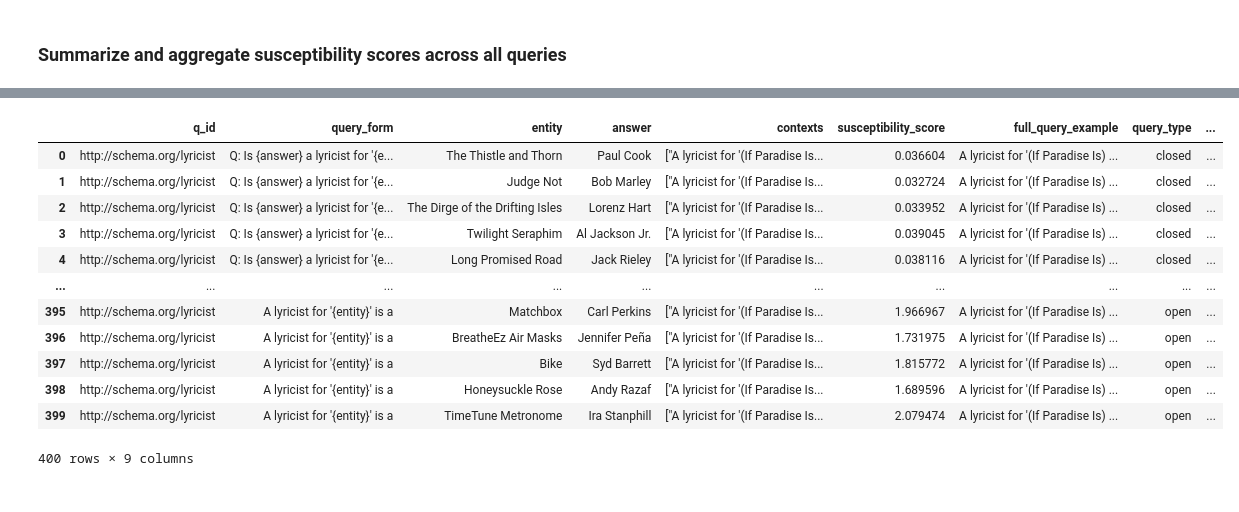
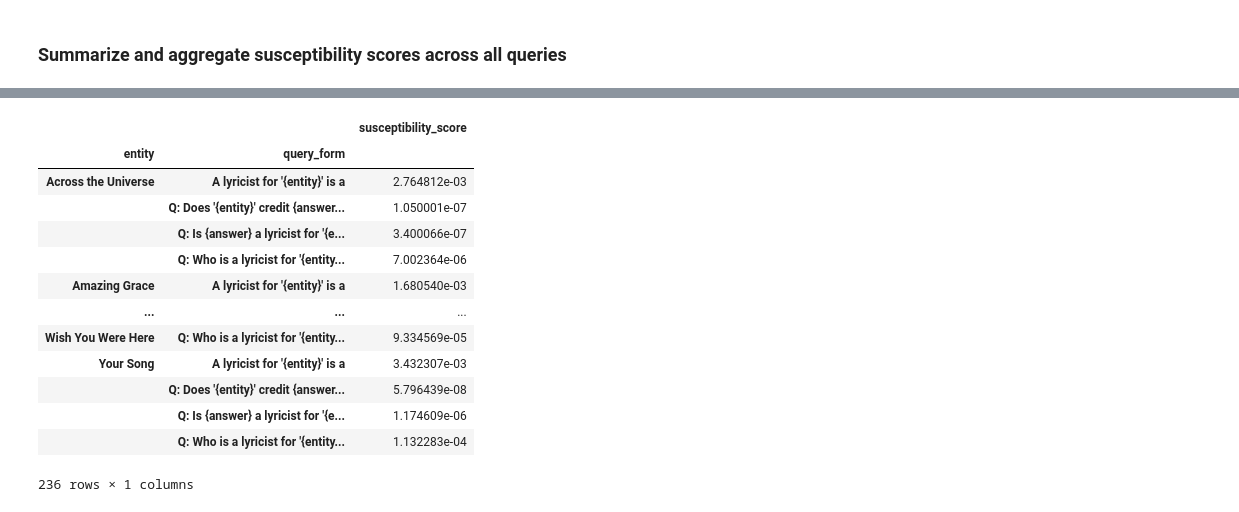
Before and after one commit to kdu4108/measureLM, a Jupyter notebook: summarize.ipynb, the cells around one changed output, grey strips where cells are left out. Drawn from its saved outputs; the diff is of its cells as text; code cells hidden in the pictures.

```diff
--- a/summarize.ipynb
+++ b/summarize.ipynb
@@ -78,6 +120,6 @@ query_ids = list(yago_qec.keys())
 # %%
 dataset_names_and_rdps = [("YagoECQ", RAW_DATA_PATH)]
-seeds = [0]  # val every 10
+seeds = [1, 3, 4]
 model_id_and_quantize_tuples = [("EleutherAI/pythia-6.9b-deduped", True)]
 max_contexts = [500]
 max_entities = [100]
@@ -110,7 +152,7 @@ cap_per_type = False
 ablate = False
 deduplicate_entities = True
 uniform_contexts = True
-overwrite = True
+overwrite = False
 
 
 def convert_answer_map_to_tokens(
@@ -233,6 +275,8 @@ for ds, rdp in dataset_names_and_rdps:
                                         "query_type",
                                         "entity_classes",
                                         "susceptibility_score",
+                                        "contexts",
+                                        "persuasion_scores",
                                     ]
                                 ].to_dict("records")
                                 df_dict += [{**dict_vals, **d} for d in scores]
@@ -308,0 +385,10 @@ memory usage: 9.2+ MB
+# %%
+# Reliability/variance of persuasion scores
+scores_df["contexts"] = scores_df["contexts"].apply(literal_eval)
+# %%
+from tqdm import tqdm
+
+tqdm.pandas()
+scores_df["persuasion_scores"] = scores_df["persuasion_scores"].progress_apply(
+    literal_eval
+)
@@ -308,0 +552,10 @@ memory usage: 9.2+ MB
+# %%
+# SUS scores
+qid = "http://schema.org/lyricist"
+query_form = scores_df[scores_df["QUERY_ID"] == qid]["query_form"].unique()[0]
+qid_df = scores_df[(scores_df["QUERY_ID"] == qid)][
+    ["SEED", "entity", "query_form", "susceptibility_score"]
+]
+
+qid_qf_df = qid_df[qid_df["query_form"] == query_form]
+qid_qf_df
@@ -309,16 +576,17 @@ memory usage: 9.2+ MB
 # %%
-res
+qid_df.groupby(["entity", "query_form"]).agg({"susceptibility_score": "var"}).dropna()
 # %% [output]
-|  | q_id | query_form | entity | answer | contexts | susceptibility_score | full_query_example | query_type | ... |
-| 0 | http://schema.org/lyricist | Q: Is {answer} a lyricist for '{e... | The Thistle and Thorn | Paul Cook | ["A lyricist for '(If Paradise Is... | 0.036604 | A lyricist for '(If Paradise Is) ... | closed | ... |
-| 1 | http://schema.org/lyricist | Q: Is {answer} a lyricist for '{e... | Judge Not | Bob Marley | ["A lyricist for '(If Paradise Is... | 0.032724 | A lyricist for '(If Paradise Is) ... | closed | ... |
-| 2 | http://schema.org/lyricist | Q: Is {answer} a lyricist for '{e... | The Dirge of the Drifting Isles | Lorenz Hart | ["A lyricist for '(If Paradise Is... | 0.033952 | A lyricist for '(If Paradise Is) ... | closed | ... |
-| 3 | http://schema.org/lyricist | Q: Is {answer} a lyricist for '{e... | Twilight Seraphim | Al Jackson Jr. | ["A lyricist for '(If Paradise Is... | 0.039045 | A lyricist for '(If Paradise Is) ... | closed | ... |
-| 4 | http://schema.org/lyricist | Q: Is {answer} a lyricist for '{e... | Long Promised Road | Jack Rieley | ["A lyricist for '(If Paradise Is... | 0.038116 | A lyricist for '(If Paradise Is) ... | closed | ... |
-| ... | ... | ... | ... | ... | ... | ... | ... | ... | ... |
-| 395 | http://schema.org/lyricist | A lyricist for '{entity}' is a | Matchbox | Carl Perkins | ["A lyricist for '(If Paradise Is... | 1.966967 | A lyricist for '(If Paradise Is) ... | open | ... |
-| 396 | http://schema.org/lyricist | A lyricist for '{entity}' is a | BreatheEz Air Masks | Jennifer Peña | ["A lyricist for '(If Paradise Is... | 1.731975 | A lyricist for '(If Paradise Is) ... | open | ... |
-| 397 | http://schema.org/lyricist | A lyricist for '{entity}' is a | Bike | Syd Barrett | ["A lyricist for '(If Paradise Is... | 1.815772 | A lyricist for '(If Paradise Is) ... | open | ... |
-| 398 | http://schema.org/lyricist | A lyricist for '{entity}' is a | Honeysuckle Rose | Andy Razaf | ["A lyricist for '(If Paradise Is... | 1.689596 | A lyricist for '(If Paradise Is) ... | open | ... |
-| 399 | http://schema.org/lyricist | A lyricist for '{entity}' is a | TimeTune Metronome | Ira Stanphill | ["A lyricist for '(If Paradise Is... | 2.079474 | A lyricist for '(If Paradise Is) ... | open | ... |
+|  |  | susceptibility_score |
+| entity | query_form |  |
+| Across the Universe | A lyricist for '{entity}' is a | 2.764812e-03 |
+|  | Q: Does '{entity}' credit {answer... | 1.050001e-07 |
+|  | Q: Is {answer} a lyricist for '{e... | 3.400066e-07 |
+|  | Q: Who is a lyricist for '{entity... | 7.002364e-06 |
+| Amazing Grace | A lyricist for '{entity}' is a | 1.680540e-03 |
+| ... | ... | ... |
+| Wish You Were Here | Q: Who is a lyricist for '{entity... | 9.334569e-05 |
+| Your Song | A lyricist for '{entity}' is a | 3.432307e-03 |
+|  | Q: Does '{entity}' credit {answer... | 5.796439e-08 |
+|  | Q: Is {answer} a lyricist for '{e... | 1.174609e-06 |
+|  | Q: Who is a lyricist for '{entity... | 1.132283e-04 |
-400 rows × 9 columns
+236 rows × 1 columns
```
Also changed, not shown: parts of 34 cells of this notebook, 4 other files.
